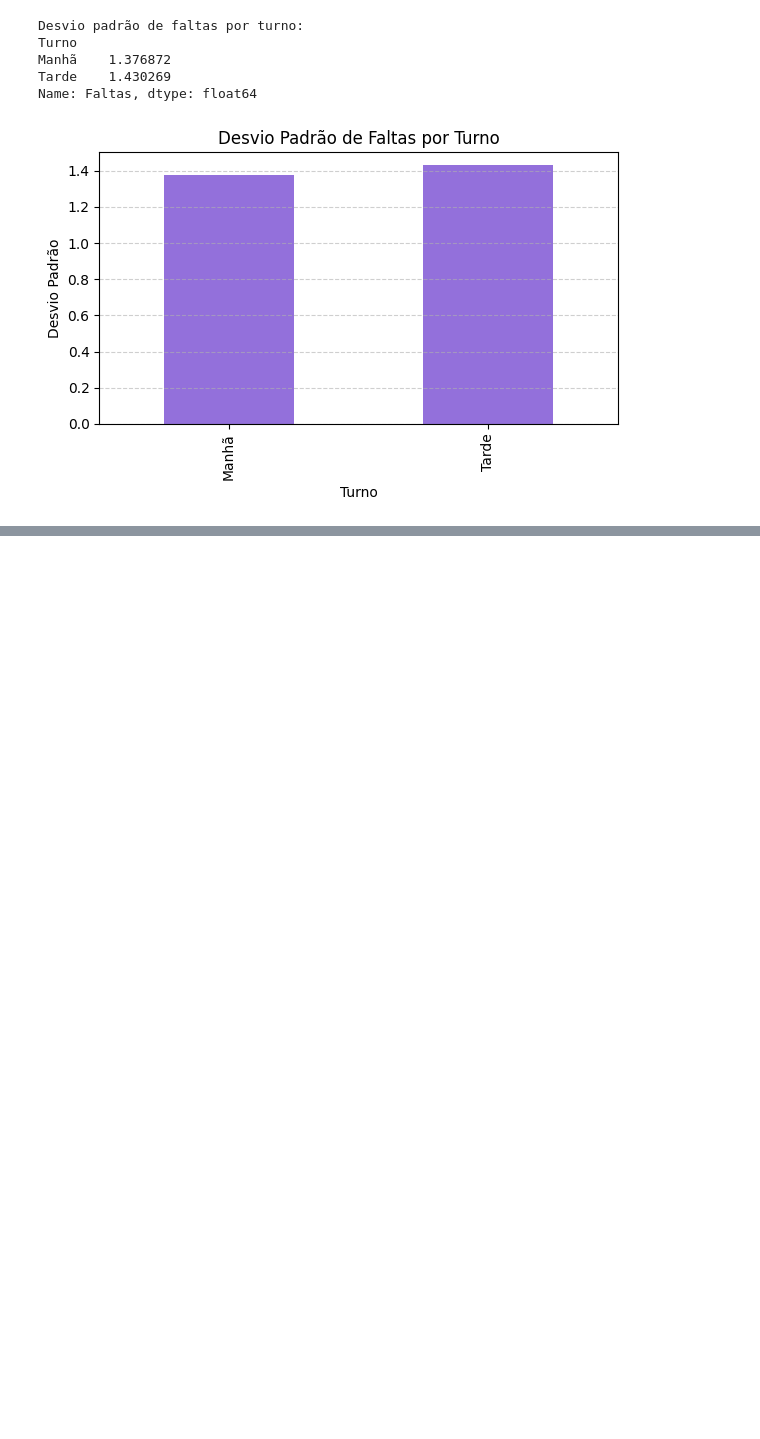
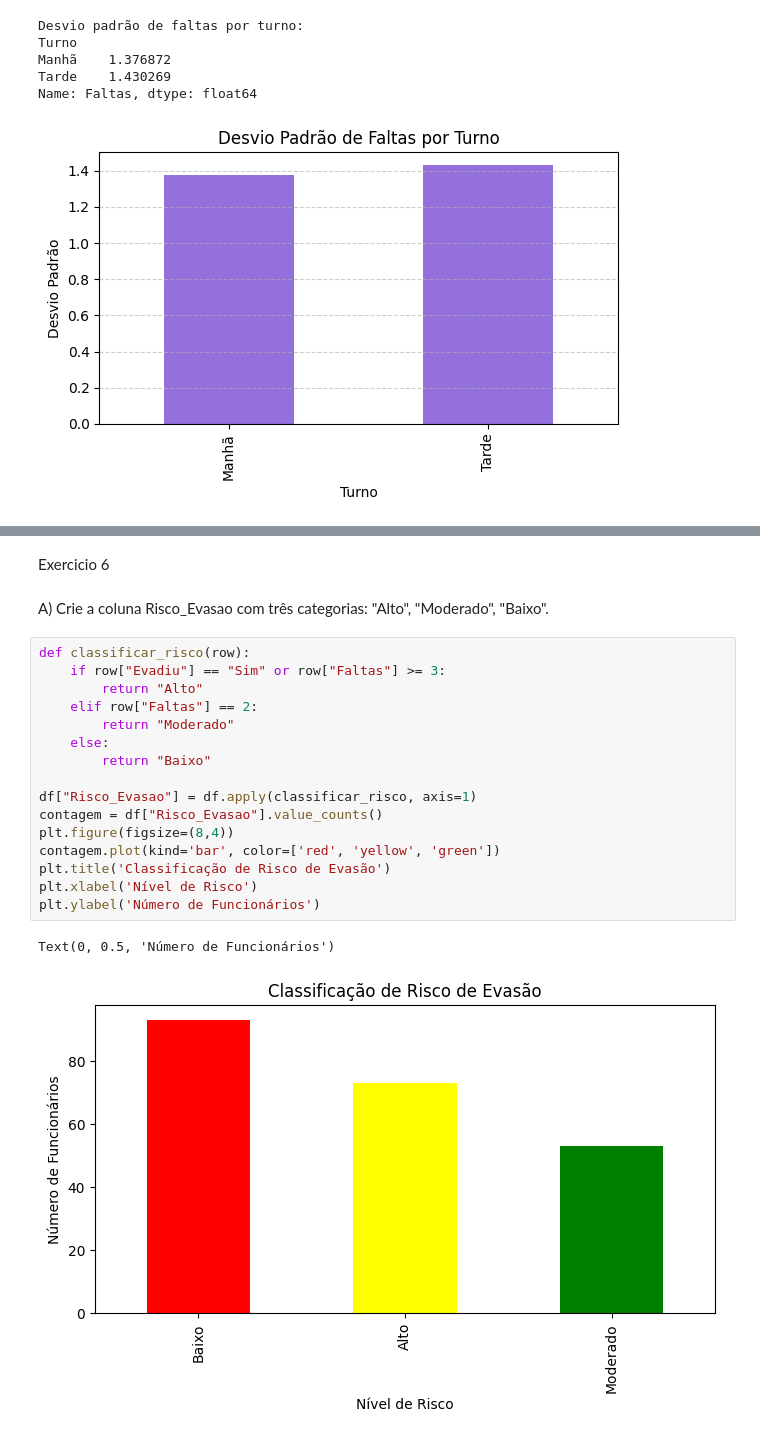
Before and after one commit to greickz/data-science-2026-sem1, a Jupyter notebook: analise.ipynb, the cells around one changed output, grey strips where cells are left out. Cells and saved outputs as stored; diff of their text form; blank space fills up the shorter version.

```diff
--- a/analise.ipynb
+++ b/analise.ipynb
@@ -224,0 +153,23 @@ Análise
+# %% [markdown]
+Exercicio 6
+# %% [markdown]
+A) Crie a coluna Risco_Evasao com três categorias: &quot;Alto&quot;, &quot;Moderado&quot;, &quot;Baixo&quot;.
+# %%
+def classificar_risco(row):
+    if row["Evadiu"] == "Sim" or row["Faltas"] >= 3:
+        return "Alto"
+    elif row["Faltas"] == 2:
+        return "Moderado"
+    else:
+        return "Baixo"
+
+df["Risco_Evasao"] = df.apply(classificar_risco, axis=1)
+contagem = df["Risco_Evasao"].value_counts()
+plt.figure(figsize=(8,4))
+contagem.plot(kind='bar', color=['red', 'yellow', 'green'])
+plt.title('Classificação de Risco de Evasão')
+plt.xlabel('Nível de Risco')
+plt.ylabel('Número de Funcionários')
+# %% [output]
+Text(0, 0.5, 'Número de Funcionários')
+[figure, added]
```
Also changed, not shown: parts of 71 cells of this notebook.
